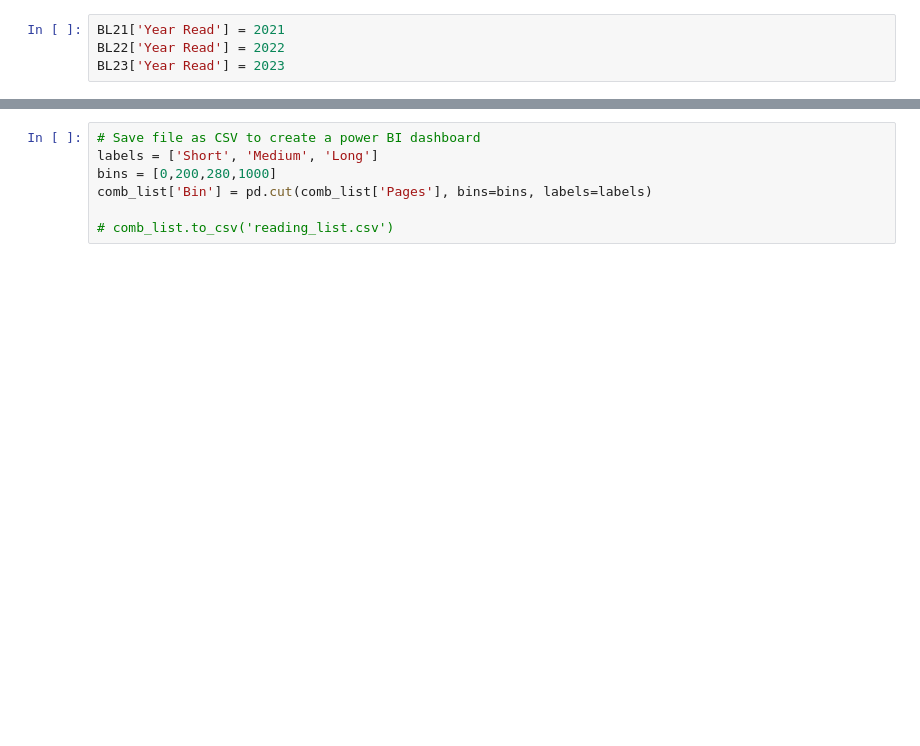
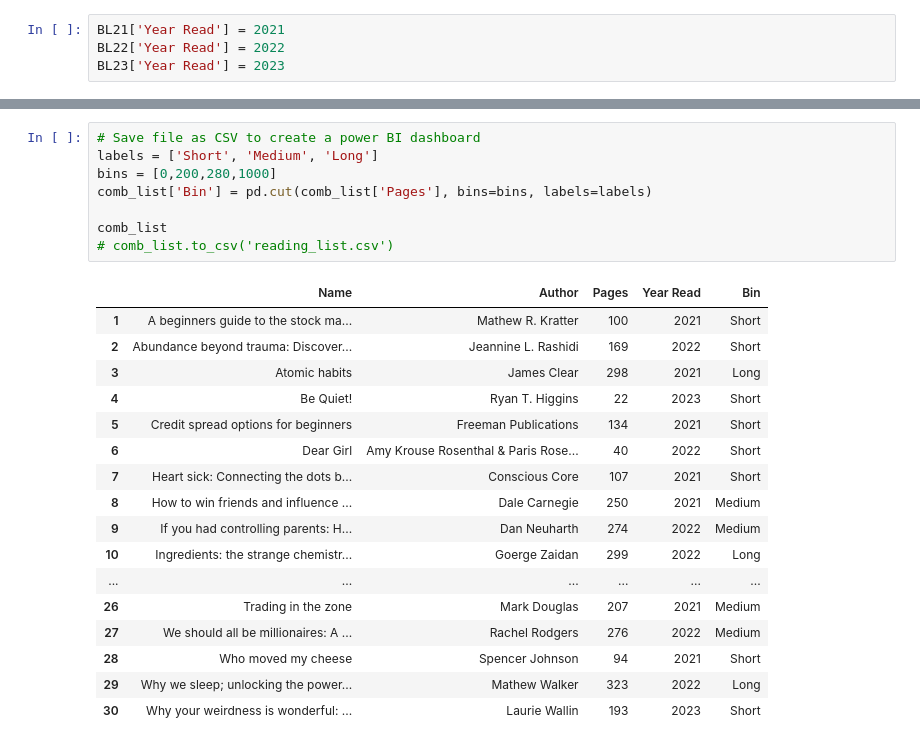
Before and after one commit to Sonya-7/PersonalReadingTrends, a Jupyter notebook: reading-list.ipynb, the cells around one changed output, grey strips where cells are left out. Saved outputs shown, nothing was run; the diff lists cells and outputs as text; blank space fills up the shorter version.

```diff
--- a/reading-list.ipynb
+++ b/reading-list.ipynb
@@ -145,7 +233,26 @@ comb_list[comb_list['Name'].str.contains(
 # %%
 # Save file as CSV to create a power BI dashboard
 labels = ['Short', 'Medium', 'Long']
 bins = [0,200,280,1000]
 comb_list['Bin'] = pd.cut(comb_list['Pages'], bins=bins, labels=labels)
 
+comb_list
 # comb_list.to_csv('reading_list.csv')
+# %% [output]
+|  | Name | Author | Pages | Year Read | Bin |
+| 1 | A beginners guide to the stock ma... | Mathew R. Kratter | 100 | 2021 | Short |
+| 2 | Abundance beyond trauma: Discover... | Jeannine L. Rashidi | 169 | 2022 | Short |
+| 3 | Atomic habits | James Clear | 298 | 2021 | Long |
+| 4 | Be Quiet! | Ryan T. Higgins | 22 | 2023 | Short |
+| 5 | Credit spread options for beginners | Freeman Publications | 134 | 2021 | Short |
+| 6 | Dear Girl | Amy Krouse Rosenthal & Paris Rose... | 40 | 2022 | Short |
+| 7 | Heart sick: Connecting the dots b... | Conscious Core | 107 | 2021 | Short |
+| 8 | How to win friends and influence ... | Dale Carnegie | 250 | 2021 | Medium |
+| 9 | If you had controlling parents: H... | Dan Neuharth | 274 | 2022 | Medium |
+| 10 | Ingredients: the strange chemistr... | Goerge Zaidan | 299 | 2022 | Long |
+| ... | ... | ... | ... | ... | ... |
+| 26 | Trading in the zone | Mark Douglas | 207 | 2021 | Medium |
+| 27 | We should all be millionaires: A ... | Rachel Rodgers | 276 | 2022 | Medium |
+| 28 | Who moved my cheese | Spencer Johnson | 94 | 2021 | Short |
+| 29 | Why we sleep; unlocking the power... | Mathew Walker | 323 | 2022 | Long |
+| 30 | Why your weirdness is wonderful: ... | Laurie Wallin | 193 | 2023 | Short |
```
Also changed, not shown: parts of 13 cells of this notebook.
